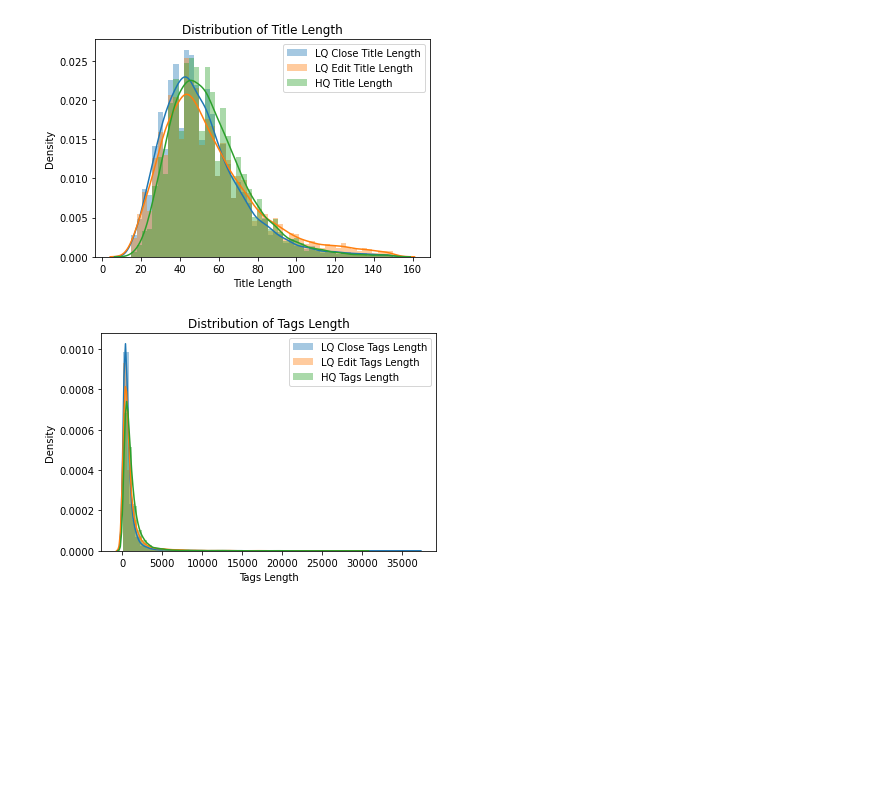
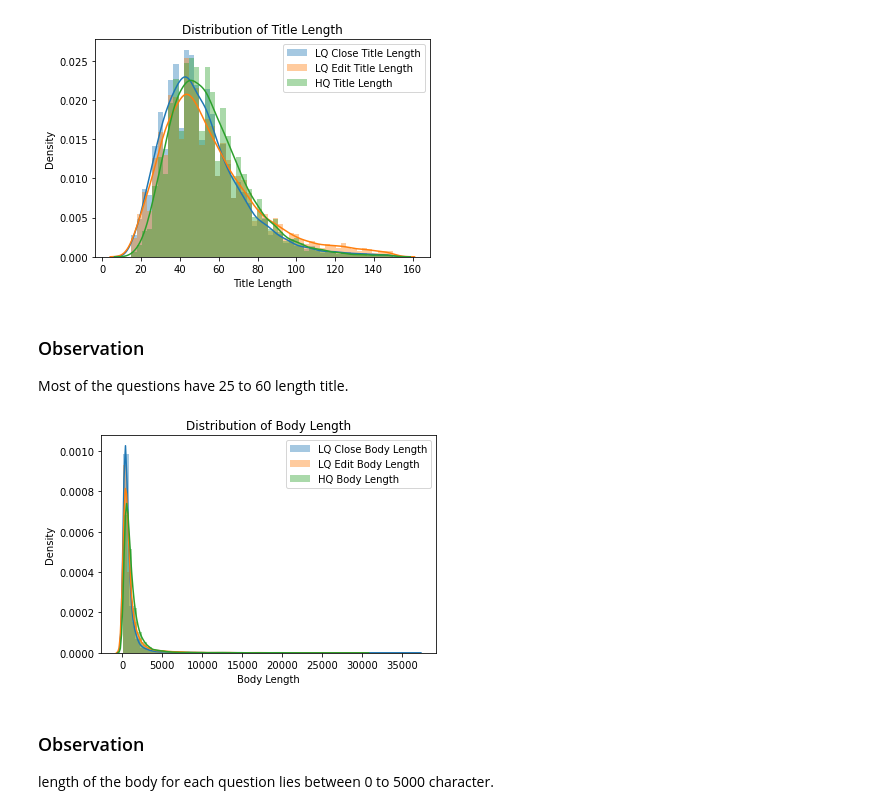
Before and after one commit to SiddharthS7/stackoverflow-questions-tag-analysis, a Jupyter notebook: script.ipynb, the cells around one changed output. Cells and saved outputs as stored; diff of their text form; code cells hidden in the pictures; blank space fills up the shorter version.

```diff
--- a/script.ipynb
+++ b/script.ipynb
@@ -41,4 +46,5 @@ import seaborn as sns
 # %%
+#Read the dataset
 df = pd.read_csv('dataset.csv')
-df.columns = train.columns.str.strip().str.lower().str.replace(' ', '_').str.replace('(', '').str.replace(')', '')
+df.columns = df.columns.str.strip().str.lower().str.replace(' ', '_').str.replace('(', '').str.replace(')', '')
 # %%
@@ -116,8 +93,0 @@ tags.head()
-# %%
-plt.rcParams['figure.figsize'] = (18, 7)
-color = plt.cm.copper(np.linspace(0, 1, 40))
-tags[0].value_counts().head(40).plot.bar(color = color)
-plt.title('Frequency of most popular languages', fontsize = 20)
-plt.xticks(rotation = 90 )
-plt.grid()
-plt.show()
@@ -125,0 +94,4 @@ plt.show()
+# %%
+#Calculate total number of tags present in each data-point.
+df["tag_count"] = df["tags"].apply(lambda text: len(text.split(" "))-1)
+df.head()
@@ -174,19 +258,24 @@ plt.legend()
 plt.show()
 # %% [output]
 [figure]
+# %% [markdown]
+<h3>Observation</h3>
+Most of the questions have 25 to 60 length title.
 # %%
-
-df['tags_len'] = df.body.apply(len)
-lq_close = get_class_feature(df, 'LQ_CLOSE', 'tags_len')
-lq_edit = get_class_feature(df, 'LQ_EDIT', 'tags_len')
-hq = get_class_feature(df, 'HQ', 'tags_len')
+df['body_len'] = df.body.apply(len)
+lq_close = get_class_feature(df, 'LQ_CLOSE', 'body_len')
+lq_edit = get_class_feature(df, 'LQ_EDIT', 'body_len')
+hq = get_class_feature(df, 'HQ', 'body_len')
 # %%
-sns.distplot(lq_close, label='LQ Close Tags Length')
-sns.distplot(lq_edit, label='LQ Edit Tags Length')
-sns.distplot(hq, label='HQ Tags Length')
-plt.title('Distribution of Tags Length')
+sns.distplot(lq_close, label='LQ Close Body Length')
+sns.distplot(lq_edit, label='LQ Edit Body Length')
+sns.distplot(hq, label='HQ Body Length')
+plt.title('Distribution of Body Length')
 plt.ylabel('Density')
-plt.xlabel('Tags Length')
+plt.xlabel('Body Length')
 plt.legend();
 # %% [output]
-[figure, old version]
+[figure, new version]
+# %% [markdown]
+<h3>Observation</h3>
+length of the body for each question lies between 0 to 5000 character.
```
Also changed, not shown: parts of 25 cells of this notebook, 2 other files.
